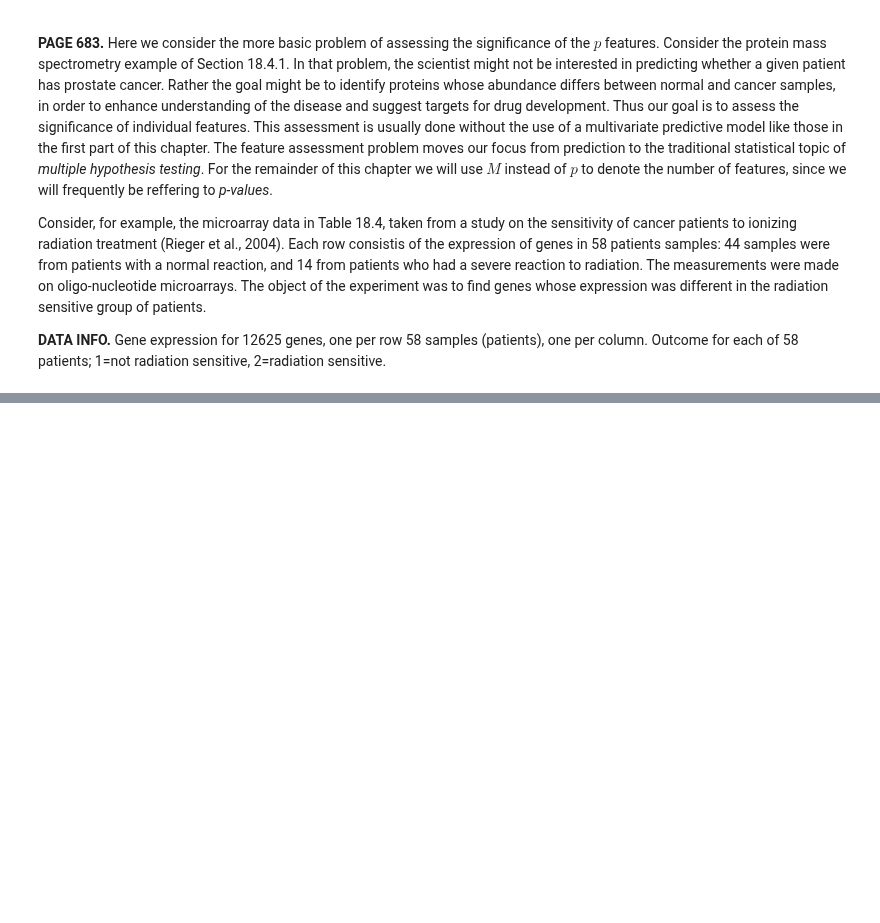
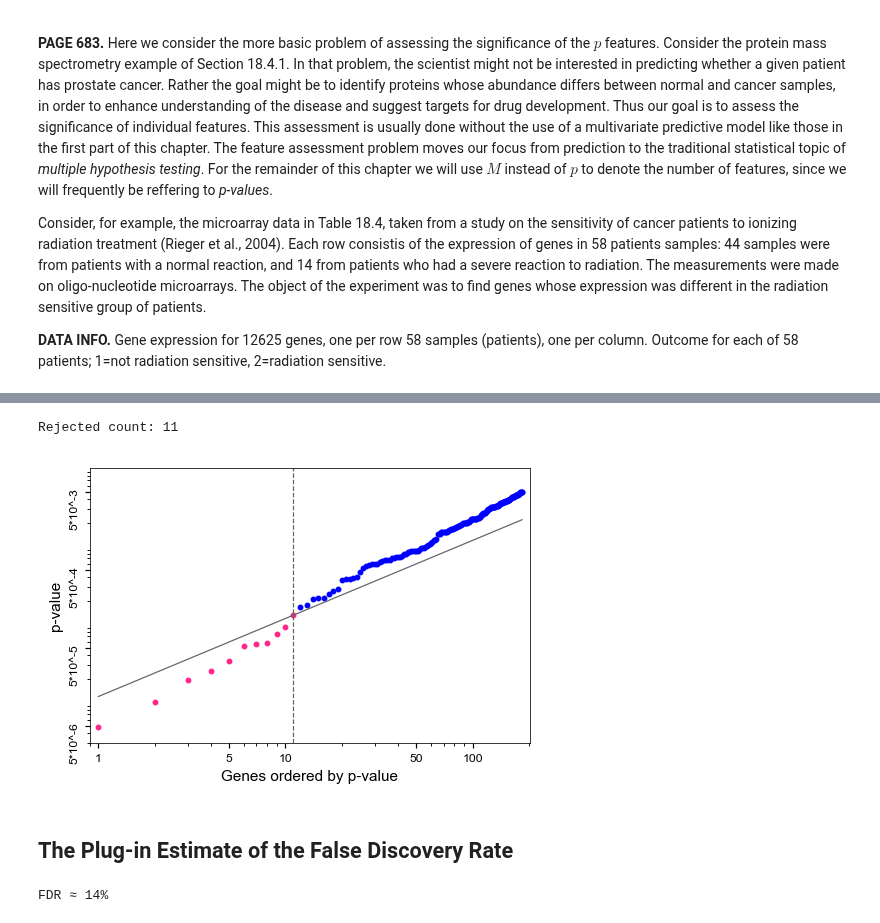
Before and after one commit to empathy87/The-Elements-of-Statistical-Learning-Python-Notebooks, a Jupyter notebook: examples/Radiation Sensitivity.ipynb, the cells around one changed output, grey strips where cells are left out. Cells and saved outputs as stored; diff of their text form; code cells hidden in the pictures; blank space fills up the shorter version.

```diff
--- a/examples/Radiation Sensitivity.ipynb
+++ b/examples/Radiation Sensitivity.ipynb
@@ -16,0 +134,69 @@ np.
+# %%
+# PAGE 689. Starting at the left and moving right, the BH method finds the last
+#           time that the p-values fall below the line. This occurs at j = 11,
+#           so we reject the 11 genes with smallest p-values.
+alpha = 0.15
+p_val_order = np.argsort(p_val)
+decision_line = alpha*np.array(list(range(1, M+1)))/M
+significant_cnt = np.argmin(p_val[p_val_order] < decision_line)
+display_cnt = np.argmax(p_val[p_val_order] >= 0.005)
+print(f'Rejected count: {significant_cnt}')
+# %% [output]
+Rejected count: 11
+# %%
+# PAGE 688. FIGURE 18.19. Microarray example continued. Shown is a plot of the
+#           ordered p-values p(j) and the line 0.15*(j/12,625), for the
+#           Benjamini-Hochberg method. The largest j for which the p-value p(j)
+#           falls below the line, gives the BH threshold. Here this occurs at
+#           j = 11, indicated by the vertical line. Thus the BH method calls
+#           significant the 11 genes (in red) with smallest p-values.
+fig, ax = plt.subplots(figsize=(4, 2.5), dpi=110)
+fig.subplots_adjust(left=0, right=1, top=1, bottom=0)
+
+ax.scatter(range(1, significant_cnt+1), p_val[p_val_order][:significant_cnt],
+           s=8, color=RED)
+ax.scatter(range(significant_cnt+1, display_cnt+1),
+           p_val[p_val_order][significant_cnt:display_cnt],
+           s=8, color=BLUE)
+ax.set_yscale('log')
+ax.set_xscale('log')
+ax.set_ylim(0.3*10e-6, 0.01)
+ax.set_xlim(0.9, display_cnt*1.1)
+ax.plot(
+    [1, display_cnt], [0.15/M, 0.15*display_cnt/M], color=GRAY4, linewidth=0.8)
+ax.axvline(x=11, c=GRAY4, linewidth=0.8, linestyle='--')
+ax.set_xlabel('Genes ordered by p-value')
+ax.set_ylabel('p-value')
+plt.setp(ax, xticks=[1, 5, 10, 50, 100],
+         xticklabels=['1', '5', '10', '50', '100'],
+         yticks=[5e-6, 5e-5, 5e-4, 5e-3],
+         yticklabels=['5*10^-6', '5*10^-5', '5*10^-4', '5*10^-3'])
+plt.yticks(rotation='vertical')
+for i in ax.get_yticklabels() + ax.get_xticklabels():
+    i.set_fontsize(8)
+# %% [output]
+[figure, added]
+# %% [markdown]
+## The Plug-in Estimate of the False Discovery Rate
+# %%
+# PAGE 689. A more direct way to proceed is a plug-in  approach. Rather than
+#           starting with a value for a, we fix a cut-point for out
+#           t-statistics, say the value 4.101 that appeared above. The number
+#           of observed values |tj| equal or greater than 4.101 is 11. The
+#           total number of permutation values |tjk| equal or greater than
+#           4.101 is 1518, for an average of 1518/1000 = 1.518 per permutation.
+#           Thus a direct estimate of the false discovery rate is
+#           FDR = 1.518/11 ≈ 14%.
+K, C = 1000, 4.101
+R_obs, EV = np.sum(np.abs(t_stat) > C), 0
+np.random.seed(4)
+for i in range(K):
+    perm = np.random.permutation(N1+N2)
+    perm_sens_no = sens_all[perm[:N1]]
+    perm_sens_yes = sens_all[perm[N1:]]
+    perm_t_stat, _ = my_ttest_ind(perm_sens_no, perm_sens_yes)
+    EV += (1/K)*np.sum(np.abs(perm_t_stat) > C)
+FDR = EV/R_obs
+print(f'FDR ≈ {FDR*100:.0f}%')
+# %% [output]
+FDR ≈ 14%
```
Also changed, not shown: parts of 19 cells of this notebook.
